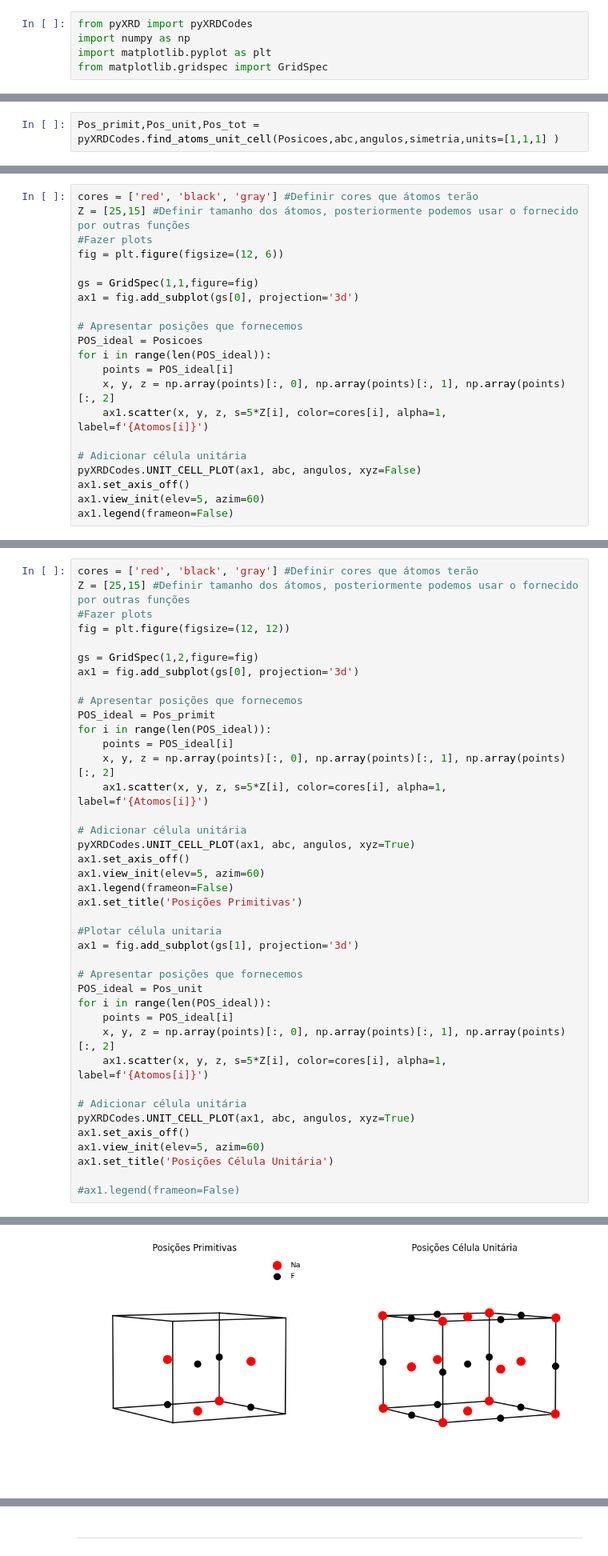
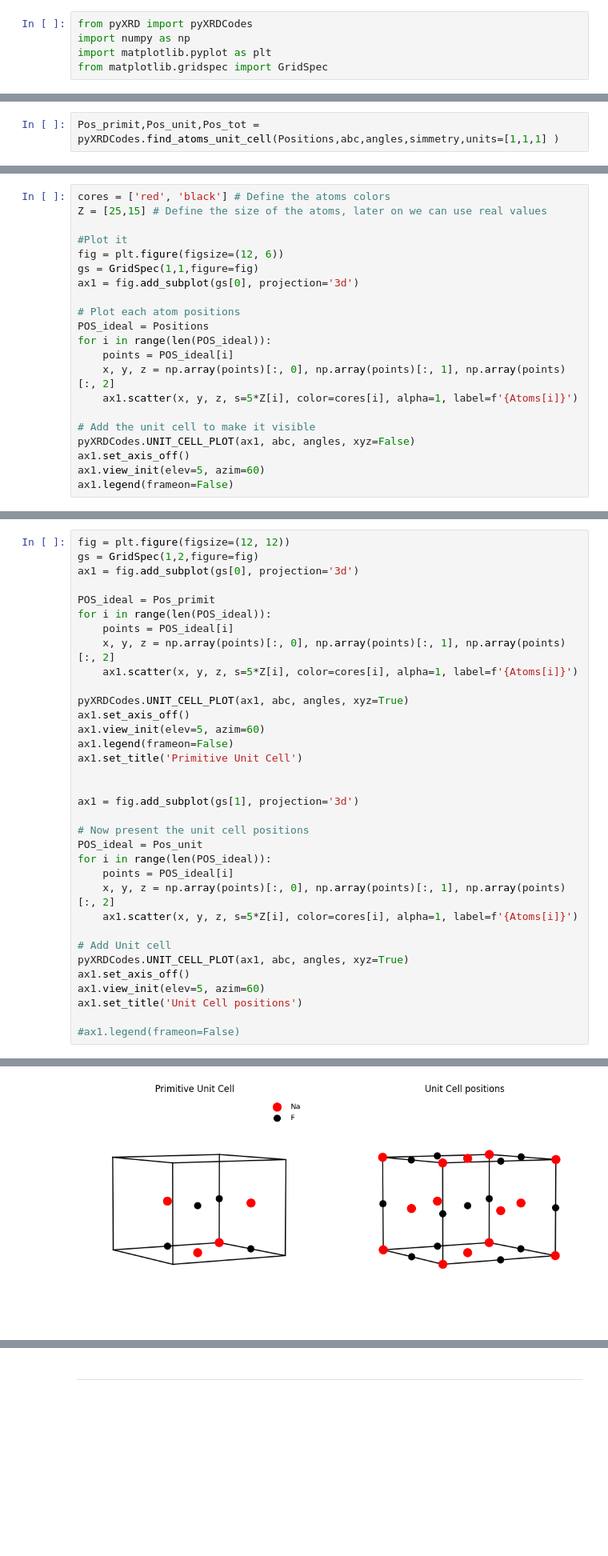
Before and after one commit to PassosSouza/pyMatchXRD, a Jupyter notebook: Usar_pyXRD.ipynb, the cells around one changed output, grey strips where cells are left out. Shown: that part at 80% size. Cells and saved outputs as stored; diff of their text form; blank space fills up the shorter version.

```diff
--- a/Usar_pyXRD.ipynb
+++ b/Usar_pyXRD.ipynb
@@ -47,3 +30,3 @@ Uma vez que definimos nosso material, podemos calcular as suas posições da cé
 # %%
-Pos_primit,Pos_unit,Pos_tot = pyXRDCodes.find_atoms_unit_cell(Posicoes,abc,angulos,simetria,units=[1,1,1] )
+Pos_primit,Pos_unit,Pos_tot = pyXRDCodes.find_atoms_unit_cell(Positions,abc,angles,simmetry,units=[1,1,1] )
 # %% [markdown]
@@ -51,21 +34,21 @@ Para mostrar o que essas posições significam podemos plotar
 # %%
-cores = ['red', 'black', 'gray'] #Definir cores que átomos terão
-Z = [25,15] #Definir tamanho dos átomos, posteriormente podemos usar o fornecido por outras funções
-#Fazer plots
+cores = ['red', 'black'] # Define the atoms colors
+Z = [25,15] # Define the size of the atoms, later on we can use real values
+
+#Plot it
 fig = plt.figure(figsize=(12, 6))
-
 gs = GridSpec(1,1,figure=fig)
 ax1 = fig.add_subplot(gs[0], projection='3d')
 
-# Apresentar posições que fornecemos
-POS_ideal = Posicoes
+# Plot each atom positions
+POS_ideal = Positions
 for i in range(len(POS_ideal)):
     points = POS_ideal[i]
     x, y, z = np.array(points)[:, 0], np.array(points)[:, 1], np.array(points)[:, 2]
-    ax1.scatter(x, y, z, s=5*Z[i], color=cores[i], alpha=1, label=f'{Atomos[i]}')
+    ax1.scatter(x, y, z, s=5*Z[i], color=cores[i], alpha=1, label=f'{Atoms[i]}')
 
-# Adicionar célula unitária
-pyXRDCodes.UNIT_CELL_PLOT(ax1, abc, angulos, xyz=False)
+# Add the unit cell to make it visible
+pyXRDCodes.UNIT_CELL_PLOT(ax1, abc, angles, xyz=False)
 ax1.set_axis_off()
 ax1.view_init(elev=5, azim=60)
 ax1.legend(frameon=False)
@@ -77,41 +60,35 @@ Podemos também apresentar as duas que fizemos, as quais as posições estão ag
 # %%
-cores = ['red', 'black', 'gray'] #Definir cores que átomos terão
-Z = [25,15] #Definir tamanho dos átomos, posteriormente podemos usar o fornecido por outras funções
-#Fazer plots
 fig = plt.figure(figsize=(12, 12))
-
 gs = GridSpec(1,2,figure=fig)
 ax1 = fig.add_subplot(gs[0], projection='3d')
 
-# Apresentar posições que fornecemos
 POS_ideal = Pos_primit
 for i in range(len(POS_ideal)):
     points = POS_ideal[i]
     x, y, z = np.array(points)[:, 0], np.array(points)[:, 1], np.array(points)[:, 2]
-    ax1.scatter(x, y, z, s=5*Z[i], color=cores[i], alpha=1, label=f'{Atomos[i]}')
+    ax1.scatter(x, y, z, s=5*Z[i], color=cores[i], alpha=1, label=f'{Atoms[i]}')
 
-# Adicionar célula unitária
-pyXRDCodes.UNIT_CELL_PLOT(ax1, abc, angulos, xyz=True)
+pyXRDCodes.UNIT_CELL_PLOT(ax1, abc, angles, xyz=True)
 ax1.set_axis_off()
 ax1.view_init(elev=5, azim=60)
 ax1.legend(frameon=False)
-ax1.set_title('Posições Primitivas')
+ax1.set_title('Primitive Unit Cell')
 
-#Plotar célula unitaria
+
 ax1 = fig.add_subplot(gs[1], projection='3d')
 
-# Apresentar posições que fornecemos
+# Now present the unit cell positions
 POS_ideal = Pos_unit
 for i in range(len(POS_ideal)):
     points = POS_ideal[i]
     x, y, z = np.array(points)[:, 0], np.array(points)[:, 1], np.array(points)[:, 2]
-    ax1.scatter(x, y, z, s=5*Z[i], color=cores[i], alpha=1, label=f'{Atomos[i]}')
+    ax1.scatter(x, y, z, s=5*Z[i], color=cores[i], alpha=1, label=f'{Atoms[i]}')
 
-# Adicionar célula unitária
-pyXRDCodes.UNIT_CELL_PLOT(ax1, abc, angulos, xyz=True)
+# Add Unit cell
+pyXRDCodes.UNIT_CELL_PLOT(ax1, abc, angles, xyz=True)
 ax1.set_axis_off()
 ax1.view_init(elev=5, azim=60)
-ax1.set_title('Posições Célula Unitária')
+ax1.set_title('Unit Cell positions')
 
 #ax1.legend(frameon=False)
 # %% [output]
@@ -119,2 +96,2 @@ Text(0.5, 0.92, 'Posições Célula Unitária')
-[figure, old version]
+[figure, new version]
 # %% [markdown]
```
Also changed, not shown: parts of 22 cells of this notebook, 6 other files.
